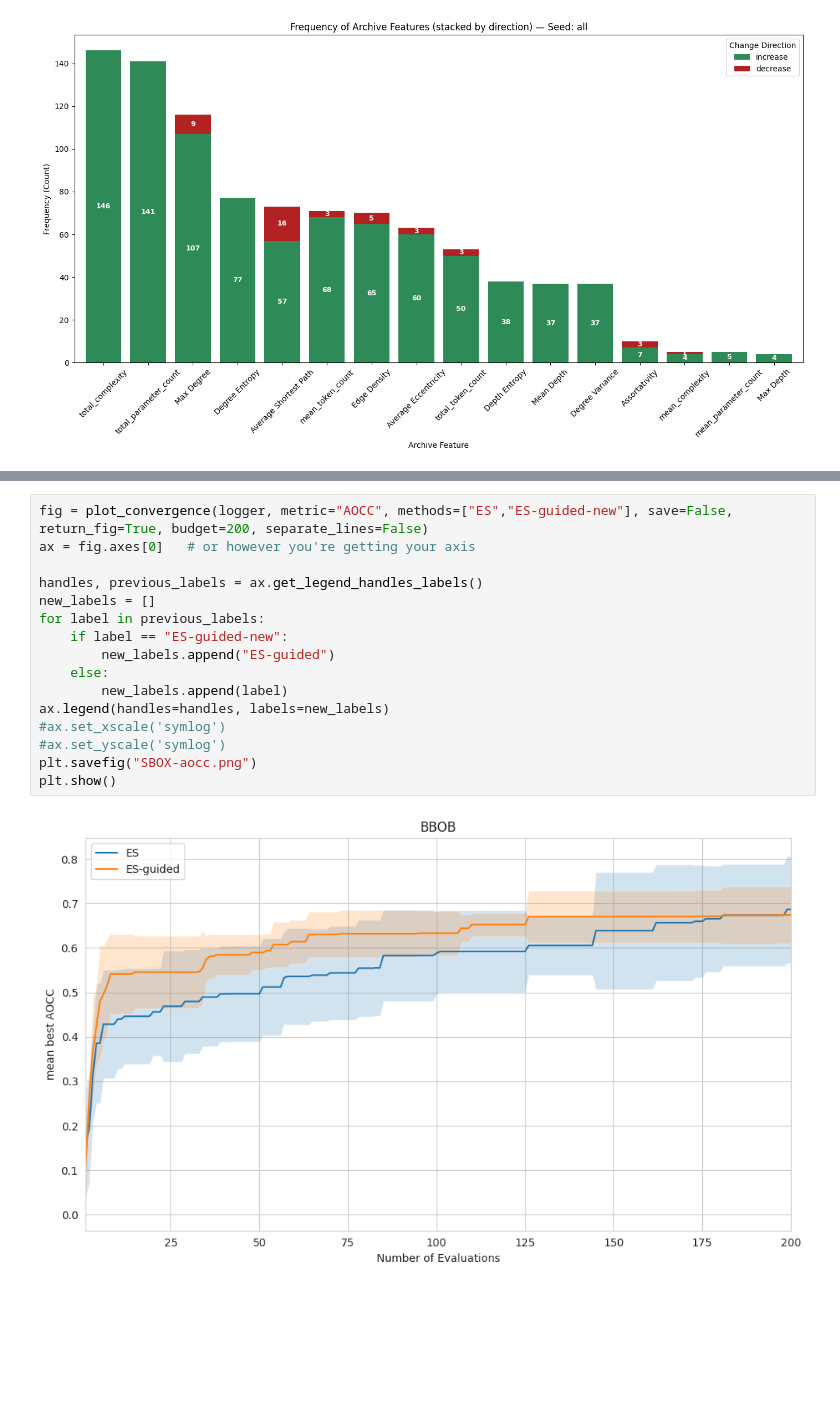
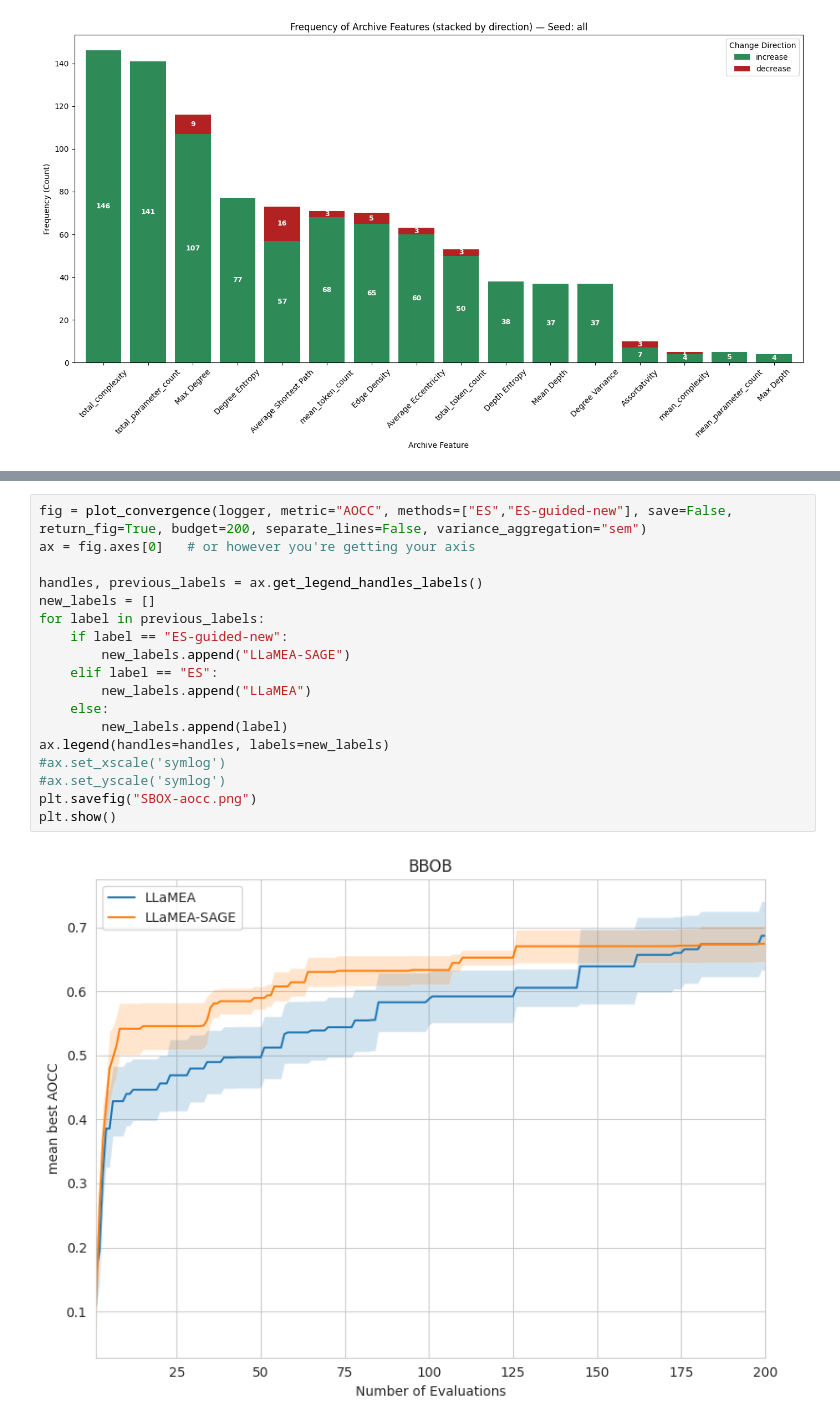
Before and after one commit to XAI-liacs/BLADE, a Jupyter notebook: examples/visualize_sbox_xai.ipynb, the cells around one changed output, grey strips where cells are left out. Drawn from its saved outputs; the diff is of its cells as text; blank space fills up the shorter version.

```diff
--- a/examples/visualize_sbox_xai.ipynb
+++ b/examples/visualize_sbox_xai.ipynb
@@ -326,21 +326,23 @@ See the caveats in the documentation: https://pandas.pydata.org/pandas-docs/stab
 # %%
-fig = plot_convergence(logger, metric="AOCC", methods=["ES","ES-guided-new"], save=False, return_fig=True, budget=200, separate_lines=False)
+fig = plot_convergence(logger, metric="AOCC", methods=["ES","ES-guided-new"], save=False, return_fig=True, budget=200, separate_lines=False, variance_aggregation="sem")
 ax = fig.axes[0]   # or however you're getting your axis
 
 handles, previous_labels = ax.get_legend_handles_labels()
 new_labels = []
 for label in previous_labels:
     if label == "ES-guided-new":
-        new_labels.append("ES-guided")
+        new_labels.append("LLaMEA-SAGE")
+    elif label == "ES":
+        new_labels.append("LLaMEA")
     else:
         new_labels.append(label)
 ax.legend(handles=handles, labels=new_labels)
 #ax.set_xscale('symlog')
 #ax.set_yscale('symlog')
 plt.savefig("SBOX-aocc.png")
 plt.show()
 # %% [output]
-[figure, old version]
+[figure, new version]
 # %%
 plot_experiment_CEG(logger, save=False, methods=["ES", "ES-guided-new"], markersize=4, budget=200, max_seeds=5, metric="total_complexity")
 
```
Also changed, not shown: parts of 4 cells of this notebook, 8 other files.
